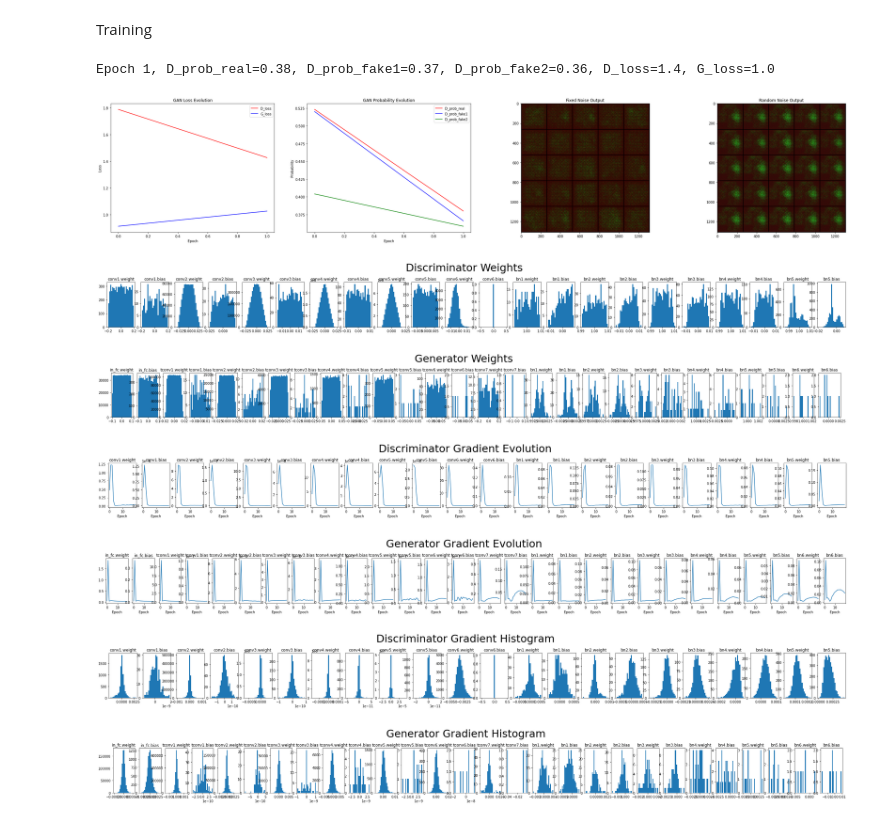
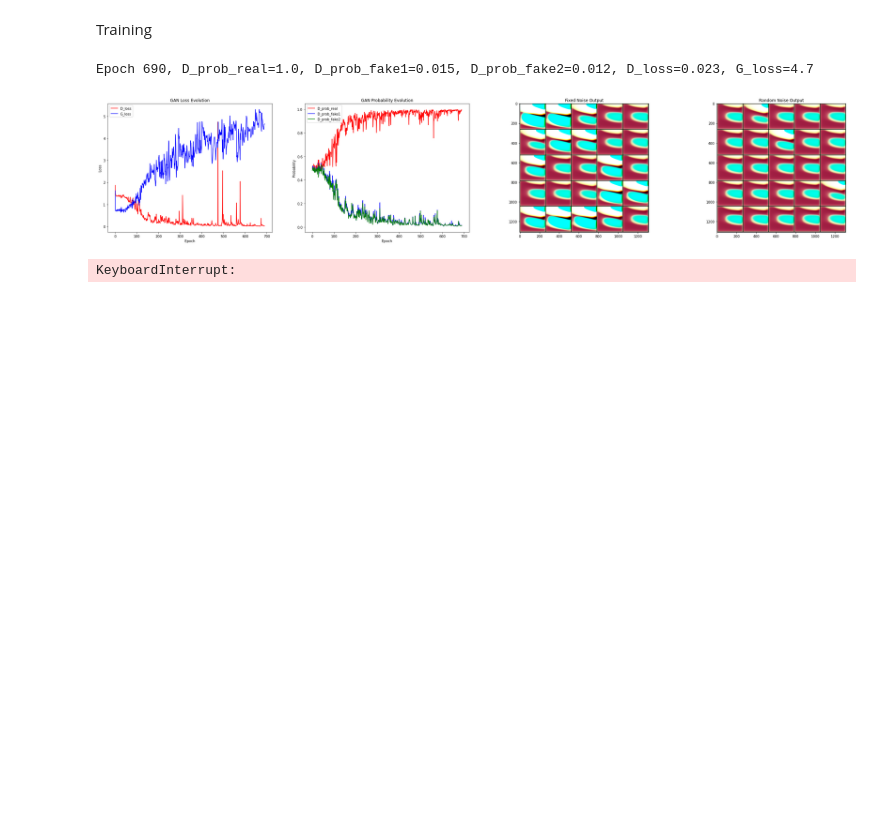
Before and after one commit to fusedbloxxer/deeplearning-gan-monet-painter, a Jupyter notebook: src/main.ipynb, the cells around one changed output. Saved outputs shown, nothing was run; the diff lists cells and outputs as text; code cells hidden in the pictures; blank space fills up the shorter version.

```diff
--- a/src/main.ipynb
+++ b/src/main.ipynb
@@ -168,22 +168,23 @@ from torch import nn
 device = torch.device('cuda' if torch.cuda.is_available() else 'cpu')
 
 # Noise tensor dimension
-noise_dim = 100
+noise_dim = 256
 
 # Define GAN networks
 g = Generator(
     in_dim=torch.Size((noise_dim,)),
     hidden_dim=torch.Size((512, 4, 4)),
     out_dim=torch.Size((3, 256, 256)),
-    activ_fun=nn.LeakyReLU(inplace=True),
-    bias=True,
+    activ_fun=nn.LeakyReLU(negative_slope=0.64, inplace=True),
+    batchnorm=True,
+    bias=False,
 )
 
 d = Discriminator(
     in_dim=torch.Size((3, 256, 256)),
-    hidden_dim=torch.Size((256,)),
+    hidden_dim=torch.Size((64,)),
     out_dim=torch.Size((1, 1)),
-    activ_fun=nn.LeakyReLU(inplace=True),
+    activ_fun=nn.LeakyReLU(negative_slope=0.05, inplace=True),
     bias=True,
 )
 
@@ -193,16 +194,16 @@ gan = GAN(g, d).to(device)
 Training Parameter Settings
 # %%
 # The total amount of epochs to train for
-num_epochs = 2
-pretraining = 5
+pretraining = None
+num_epochs = 1000
 epoch_size = 10
 
 # The number of steps the Discriminator trains per-cycle
 d_steps = 1
 
 # Create optimizers for each network
-optim_D = Adam(gan.D.parameters(), lr=1e-3)
-optim_G = Adam(gan.G.parameters(), lr=2e-4)
+optim_D = RMSprop(gan.D.parameters(), lr=1e-5)
+optim_G = RMSprop(gan.G.parameters(), lr=1e-5)
 optims = [optim_D, optim_G]
 
 # Clear the gradients of the networks
@@ -216,18 +217,24 @@ Training
 # %%
 # Evaluate the same noise over time
 fixed_noise = torch.randn((25, noise_dim), device=device)
 
 # Train the GAN
 # with torch.autograd.detect_anomaly():
-train(num_epochs=num_epochs, epoch_size=epoch_size, d_steps=d_steps, gan=gan,
-      loss_fn=loss_fn, device=device, fixed_noise=fixed_noise,
-      data_loader=data_loader, optims=optims, pretraining=None)
+train(
+    gan=gan,
+    device=device,
+    optims=optims,
+    d_steps=d_steps,
+    loss_fn=loss_fn,
+    num_epochs=num_epochs,
+    epoch_size=epoch_size,
+    fixed_noise=fixed_noise,
+    fake_label_noise = 0.0,
+    real_label_noise = 0.0,
+    data_loader=data_loader,
+    pretraining=pretraining,
+)
 # %% [output]
-Epoch 1, D_prob_real=0.38, D_prob_fake1=0.37, D_prob_fake2=0.36, D_loss=1.4, G_loss=1.0
+Epoch 690, D_prob_real=1.0, D_prob_fake1=0.015, D_prob_fake2=0.012, D_loss=0.023, G_loss=4.7
-[figure, old version]
+[figure, new version]
-[figure, removed]
-[figure, removed]
-[figure, removed]
-[figure, removed]
-[figure, removed]
-[figure, removed]
+KeyboardInterrupt:
```
Also changed, not shown: parts of 2 cells of this notebook, 3 other files.
